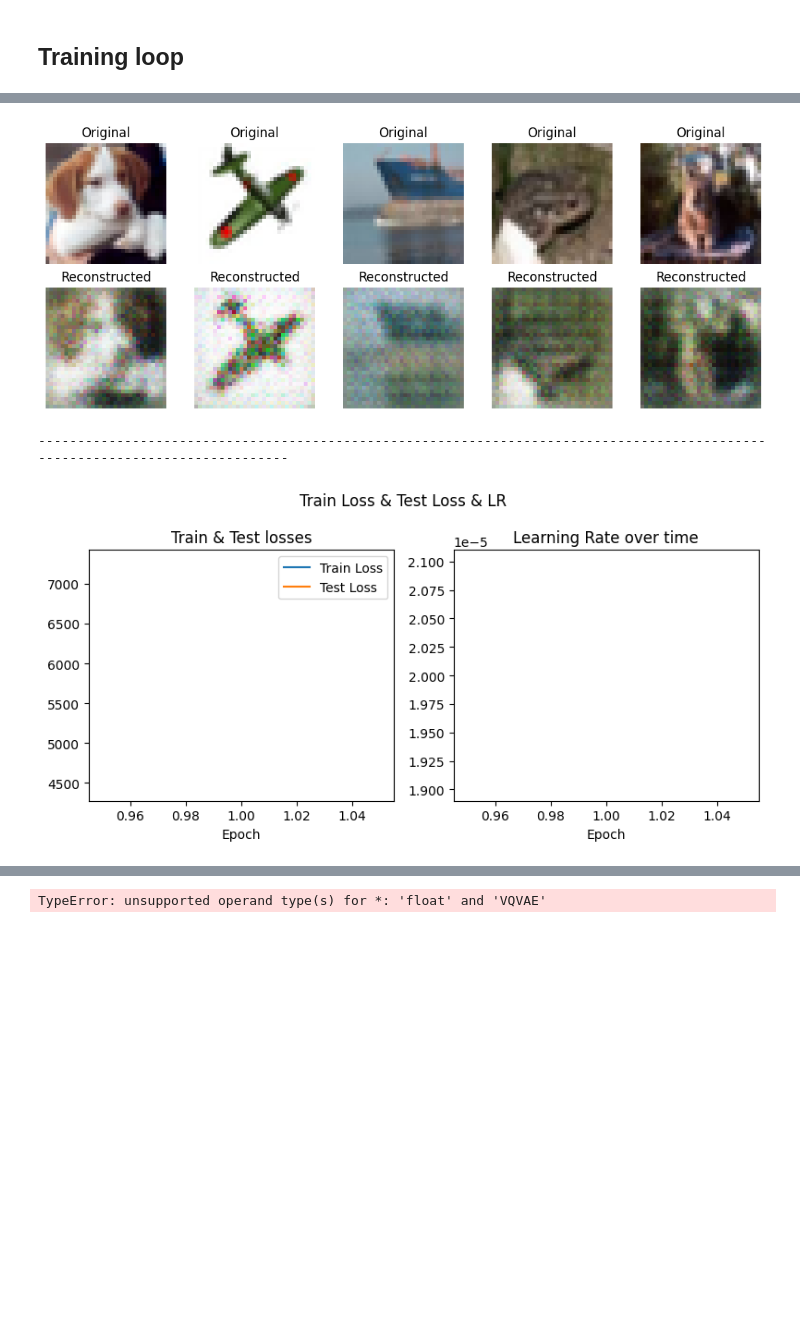
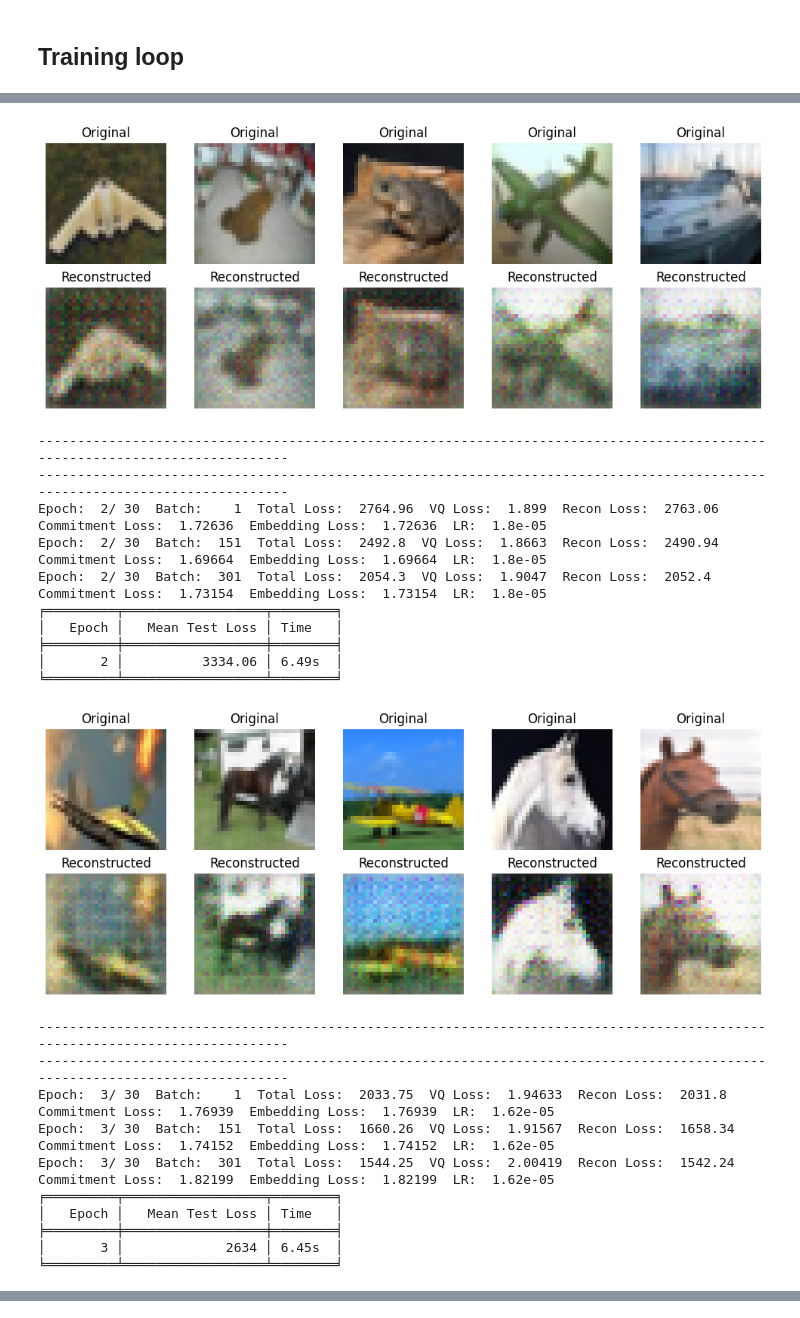
Before and after one commit to a-kori/vae_vq-vae, a Jupyter notebook: VQ-VAE/train.ipynb, the cells around one changed output, grey strips where cells are left out. Saved outputs shown, nothing was run; the diff lists cells and outputs as text; code cells hidden in the pictures; blank space fills up the shorter version.

```diff
--- a/VQ-VAE/train.ipynb
+++ b/VQ-VAE/train.ipynb
@@ -24,7 +24,7 @@ from plotting import plot_loss_lr, plot_loss_components
 # %%
 # Hyperparameters
 batch_size = 128 # Number of images per update of the network
-num_epochs = 1 # One epoch means seeing every image of the training dataset
+num_epochs = 30 # One epoch means seeing every image of the training dataset
 latent_dim = 256  # Size of the latent space
 input_channels = 3  # CIFAR-10 images have 3 color channels
 learning_rate = 2e-5 # Determines how drastically the parameters of the network change
@@ -188,11 +188,5 @@ plot_loss_lr(num_epochs, train_losses, test_losses, learning_rates)
 
 # Plot each loss component
 plot_loss_components(reconstruction_losses, vq_losses)
-
-# Create a video  of images that show the interpolation on a linear trajectory between z1 and z2
-images, _ = next(iter(test_loader))
-z1 = model.vectorquantizer(model.encoder(random.choice(images).to(device).unsqueeze(0)))[0]
-z2 = model.vectorquantizer(model.encoder(random.choice(images).to(device).unsqueeze(0)))[0]
-interpolate(z1, z2, model, step_size=30)
 # %% [output]
 -----------------------------------------------------------------------------------------------------------------------------
@@ -206,4 +200,23 @@ Epoch:  1/  1  Batch:  301  Total Loss:  3444.93  VQ Loss:  1.77235  Recon Loss:
 ╘═════════╧══════════════════╧════════╛
-[figure, old version]
+[figure, new version]
 -----------------------------------------------------------------------------------------------------------------------------
+-----------------------------------------------------------------------------------------------------------------------------
+Epoch:  2/ 30  Batch:    1  Total Loss:  2764.96  VQ Loss:  1.899  Recon Loss:  2763.06  Commitment Loss:  1.72636  Embedding Loss:  1.72636  LR:  1.8e-05
+Epoch:  2/ 30  Batch:  151  Total Loss:  2492.8  VQ Loss:  1.8663  Recon Loss:  2490.94  Commitment Loss:  1.69664  Embedding Loss:  1.69664  LR:  1.8e-05
+Epoch:  2/ 30  Batch:  301  Total Loss:  2054.3  VQ Loss:  1.9047  Recon Loss:  2052.4  Commitment Loss:  1.73154  Embedding Loss:  1.73154  LR:  1.8e-05
+╒═════════╤══════════════════╤════════╕
+│   Epoch │   Mean Test Loss │ Time   │
+╞═════════╪══════════════════╪════════╡
+│       2 │          3334.06 │ 6.49s  │
+╘═════════╧══════════════════╧════════╛
-[figure, old version]
+[figure, new version]
+-----------------------------------------------------------------------------------------------------------------------------
+-----------------------------------------------------------------------------------------------------------------------------
+Epoch:  3/ 30  Batch:    1  Total Loss:  2033.75  VQ Loss:  1.94633  Recon Loss:  2031.8  Commitment Loss:  1.76939  Embedding Loss:  1.76939  LR:  1.62e-05
+Epoch:  3/ 30  Batch:  151  Total Loss:  1660.26  VQ Loss:  1.91567  Recon Loss:  1658.34  Commitment Loss:  1.74152  Embedding Loss:  1.74152  LR:  1.62e-05
+Epoch:  3/ 30  Batch:  301  Total Loss:  1544.25  VQ Loss:  2.00419  Recon Loss:  1542.24  Commitment Loss:  1.82199  Embedding Loss:  1.82199  LR:  1.62e-05
+╒═════════╤══════════════════╤════════╕
+│   Epoch │   Mean Test Loss │ Time   │
+╞═════════╪══════════════════╪════════╡
+│       3 │             2634 │ 6.45s  │
+╘═════════╧══════════════════╧════════╛
@@ -211 +223,0 @@ Epoch:  1/  1  Batch:  301  Total Loss:  3444.93  VQ Loss:  1.77235  Recon Loss:
-TypeError: unsupported operand type(s) for *: 'float' and 'VQVAE'
```
Also changed, not shown: parts of 4 cells of this notebook, 3 other files.
